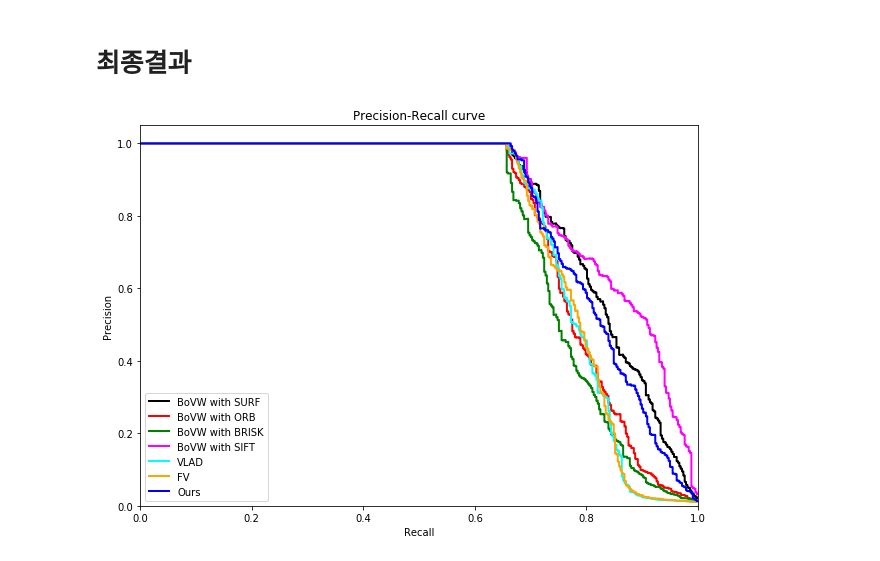
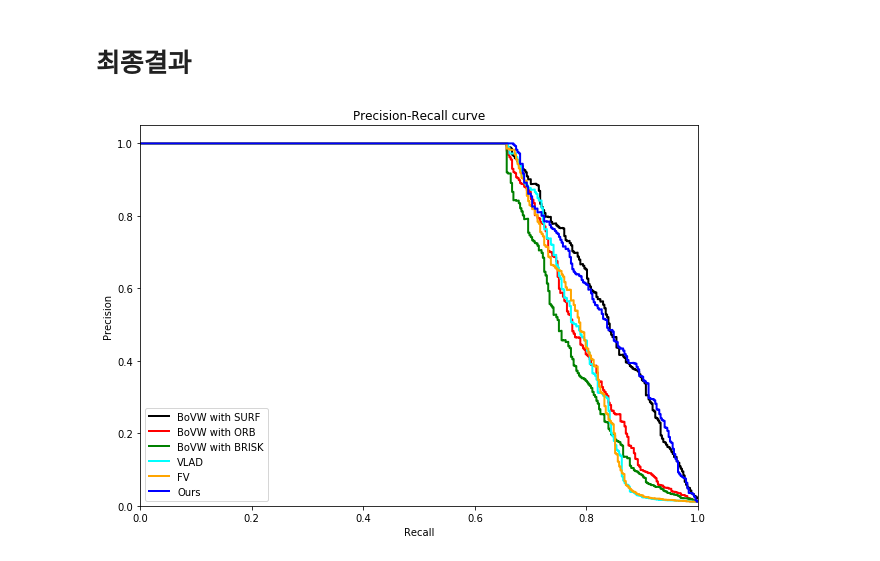
Before and after one commit to JustWon/LC_Result_Analysis, a Jupyter notebook: 20170823 Experiment for CC.ipynb, the cells around one changed output. Cells and saved outputs as stored; diff of their text form; code cells hidden in the pictures.

```diff
--- a/20170823 Experiment for CC.ipynb
+++ b/20170823 Experiment for CC.ipynb
@@ -102 +102,5 @@ prop_result = PrecisionRecallCurve(GT_corr_mat, esti_corr_mat)
 [figure]
+# %%
+corr_mat, param_cfg = theSpecificResult('/home/dongwonshin/Desktop/DBoW2/build2/result/2017-08-25-10-54-33/')
+esti_corr_mat = np.loadtxt(corr_mat)
+prop_result = PrecisionRecallCurve(GT_corr_mat, esti_corr_mat)
@@ -166,20 +173,20 @@ sift_result = PrecisionRecallCurve(GT_corr_mat, corr_matrix)
 # %%
 # Plot Precision-Recall curve
 plt.figure(figsize=(10,7))
 plt.clf()
 plt.plot(surf_result[1], surf_result[0], lw=2, color='black', label='BoVW with SURF')
 plt.plot(orb_result[1], orb_result[0], lw=2, color='red', label='BoVW with ORB')
 plt.plot(brisk_result[1], brisk_result[0], lw=2, color='green', label='BoVW with BRISK')
-plt.plot(sift_result[1], sift_result[0], lw=2, color='magenta', label='BoVW with SIFT')
+# plt.plot(sift_result[1], sift_result[0], lw=2, color='magenta', label='BoVW with SIFT')
 plt.plot(vlad_result[1], vlad_result[0], lw=2, color='cyan', label='VLAD')
 plt.plot(fv_result[1], fv_result[0], lw=2, color='orange', label='FV')
-plt.plot(prop_result[1], prop_result[0], lw=2, color='blue', label='Ours')
+plt.plot(prop_result[1], pro03p_result[0], lw=2, color='blue', label='Ours')
 plt.xlabel('Recall')
 plt.ylabel('Precision')
 plt.ylim([0.0, 1.05])
 plt.xlim([0.0, 1.0])
 plt.title('Precision-Recall curve')
 plt.legend(loc="lower left")
 plt.show()
 # %% [output]
-[figure, old version]
+[figure, new version]
```
Also changed, not shown: parts of 6 cells of this notebook, 1 other file.
